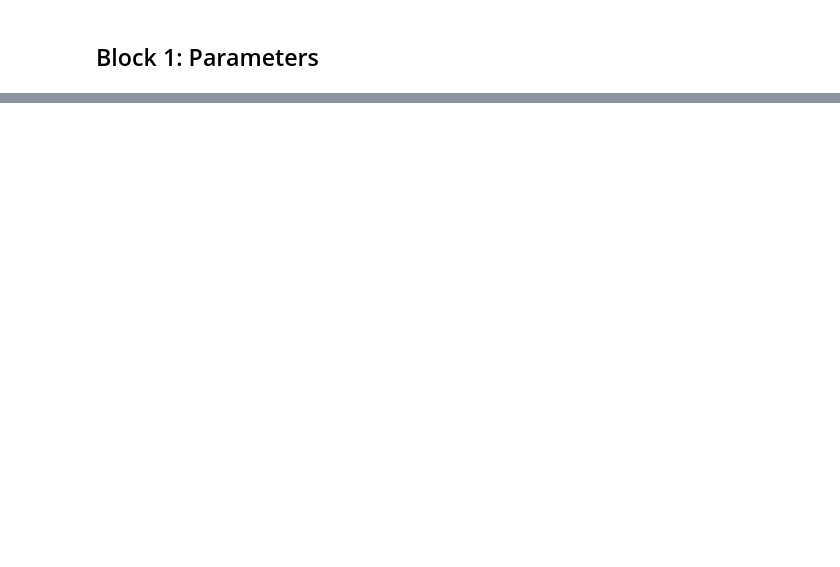
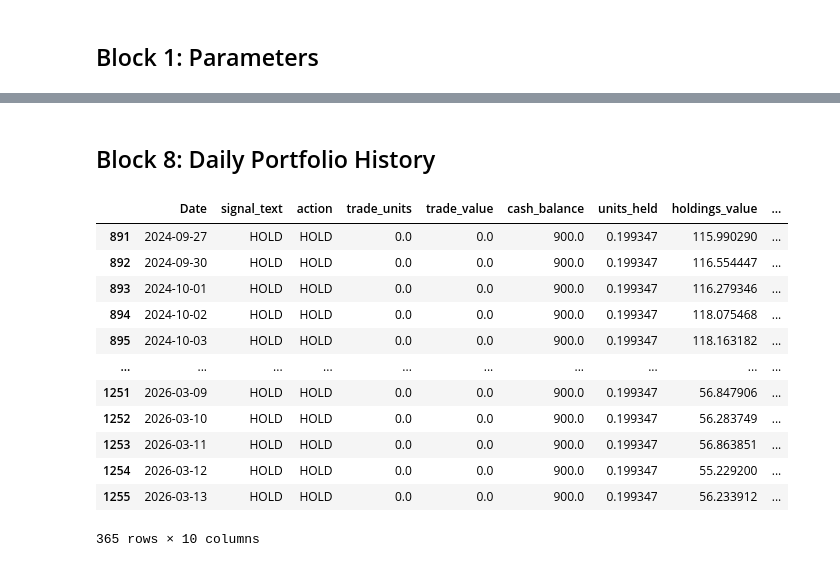
Before and after one commit to tathagata1/stock-analysis, a Jupyter notebook: 02_specific_stock_simulation.ipynb, the cells around one changed output, grey strips where cells are left out. Saved outputs shown, nothing was run; the diff lists cells and outputs as text; code cells hidden in the pictures; blank space fills up the shorter version.

```diff
--- a/02_specific_stock_simulation.ipynb
+++ b/02_specific_stock_simulation.ipynb
@@ -134,0 +193,29 @@ plt.show()
+# %% [markdown]
+## Block 8: Daily Portfolio History
+# %%
+chart_simulation["daily_history"][[
+    "Date",
+    "signal_text",
+    "action",
+    "trade_units",
+    "trade_value",
+    "cash_balance",
+    "units_held",
+    "holdings_value",
+    "portfolio_value",
+    "profit_loss_pct",
+]].tail(365)
+# %% [output]
+|  | Date | signal_text | action | trade_units | trade_value | cash_balance | units_held | holdings_value | ... |
+| 891 | 2024-09-27 | HOLD | HOLD | 0.0 | 0.0 | 900.0 | 0.199347 | 115.990290 | ... |
+| 892 | 2024-09-30 | HOLD | HOLD | 0.0 | 0.0 | 900.0 | 0.199347 | 116.554447 | ... |
+| 893 | 2024-10-01 | HOLD | HOLD | 0.0 | 0.0 | 900.0 | 0.199347 | 116.279346 | ... |
+| 894 | 2024-10-02 | HOLD | HOLD | 0.0 | 0.0 | 900.0 | 0.199347 | 118.075468 | ... |
+| 895 | 2024-10-03 | HOLD | HOLD | 0.0 | 0.0 | 900.0 | 0.199347 | 118.163182 | ... |
+| ... | ... | ... | ... | ... | ... | ... | ... | ... | ... |
+| 1251 | 2026-03-09 | HOLD | HOLD | 0.0 | 0.0 | 900.0 | 0.199347 | 56.847906 | ... |
+| 1252 | 2026-03-10 | HOLD | HOLD | 0.0 | 0.0 | 900.0 | 0.199347 | 56.283749 | ... |
+| 1253 | 2026-03-11 | HOLD | HOLD | 0.0 | 0.0 | 900.0 | 0.199347 | 56.863851 | ... |
+| 1254 | 2026-03-12 | HOLD | HOLD | 0.0 | 0.0 | 900.0 | 0.199347 | 55.229200 | ... |
+| 1255 | 2026-03-13 | HOLD | HOLD | 0.0 | 0.0 | 900.0 | 0.199347 | 56.233912 | ... |
+365 rows × 10 columns
```
Also changed, not shown: parts of 19 cells of this notebook, 1 other file.
